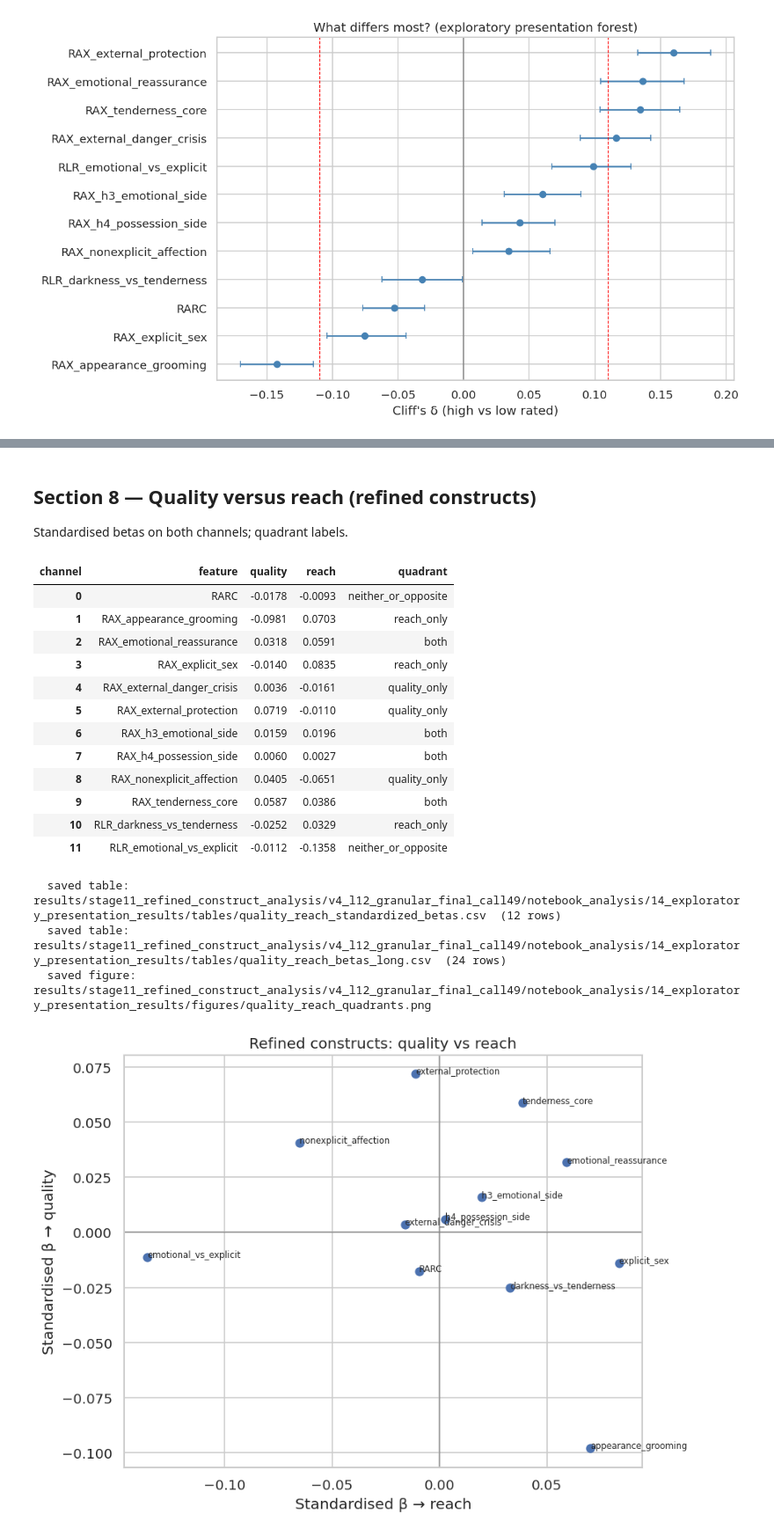
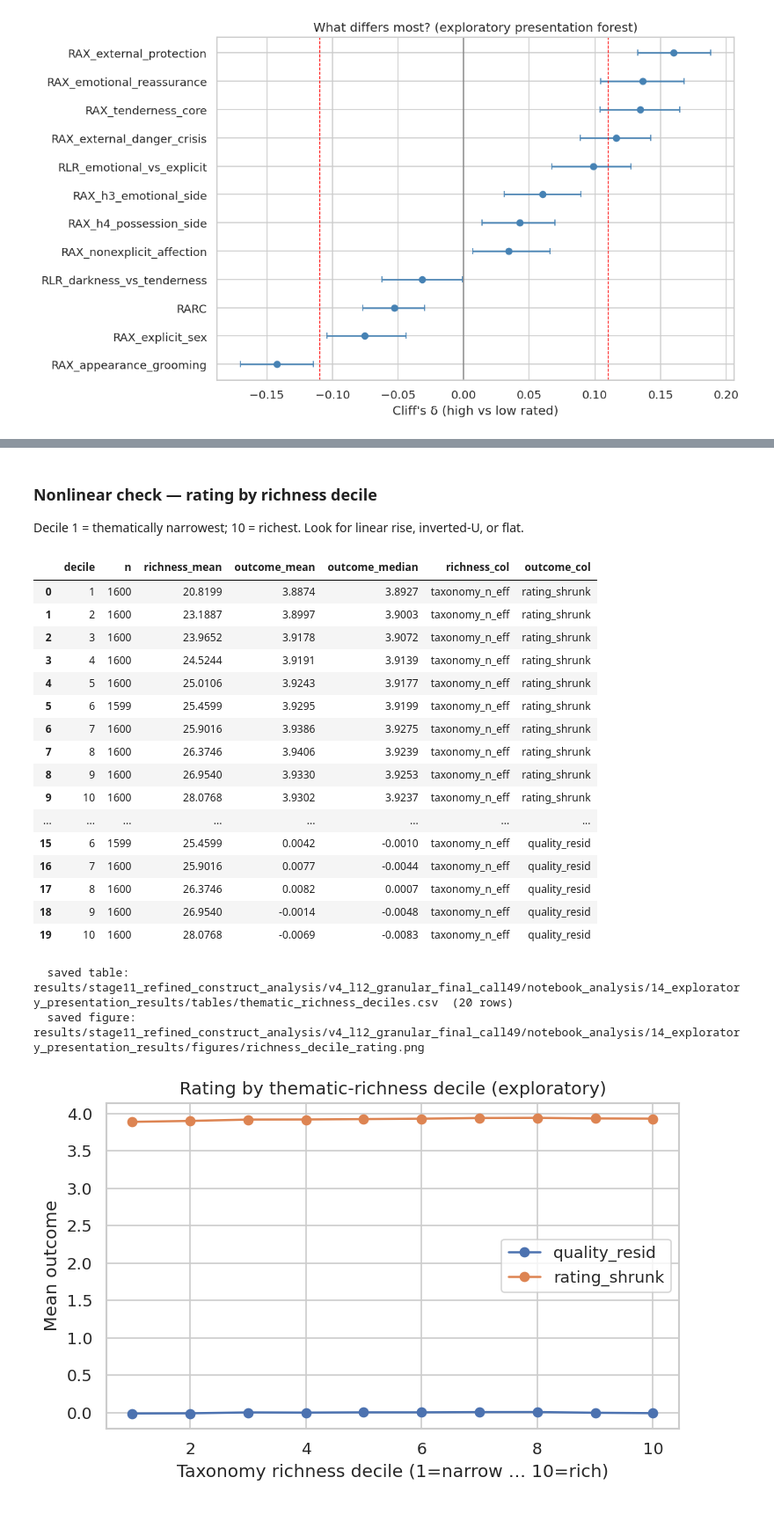
Before and after one commit to BakhturinaPolina/romantic-novels-large-corpus, a Jupyter notebook: notebooks/08_refined_construct_analysis/14_exploratory_presentation_results.ipynb, the cells around one changed output, grey strips where cells are left out. Shown at 88% size. Drawn from its saved outputs; the diff is of its cells as text; code cells hidden in the pictures.

```diff
--- a/notebooks/08_refined_construct_analysis/14_exploratory_presentation_results.ipynb
+++ b/notebooks/08_refined_construct_analysis/14_exploratory_presentation_results.ipynb
@@ -480,48 +466,44 @@ if {"RAX_relational_darkness", "RAX_repair", "rating_shrunk"} <= set(work.column
 # %% [markdown]
-## Section 8 — Quality versus reach (refined constructs)
+### Nonlinear check — rating by richness decile
 
-Standardised betas on both channels; quadrant labels.
+Decile 1 = thematically narrowest; 10 = richest. Look for linear rise, inverted-U, or flat.
 # %%
-qr_feats = [f for f in HEADLINE if f in work.columns and nh.gate_for_feature(coverage, f) != "unmeasurable"]
-betas = pres.standardized_two_channel_betas(work, qr_feats)
-if len(betas):
-    wide = betas.pivot(index="feature", columns="channel", values="beta_std").reset_index()
-    if {"quality", "reach"} <= set(wide.columns):
-        wide["quadrant"] = [
-            pres.classify_quality_reach_quadrant(float(q), float(r))
-            for q, r in zip(wide["quality"], wide["reach"])
-        ]
-    display(wide.round(4))
-    ctx.save_table(wide, "quality_reach_standardized_betas")
-    ctx.save_table(betas, "quality_reach_betas_long")
+decile_tbl = tr.richness_decile_table(work, "taxonomy_n_eff", "rating_shrunk", n_bins=10)
+if "quality_resid" in work.columns:
+    decile_resid = tr.richness_decile_table(work, "taxonomy_n_eff", "quality_resid", n_bins=10)
+    decile_tbl = pd.concat([decile_tbl, decile_resid], ignore_index=True)
+display(decile_tbl.round(4))
+ctx.save_table(decile_tbl, "thematic_richness_deciles")
 
-    fig, ax = plt.subplots(figsize=(7.5, 6))
-    ax.axhline(0, color="gray", lw=0.8)
-    ax.axvline(0, color="gray", lw=0.8)
-    ax.scatter(wide["reach"], wide["quality"], s=40)
-    for _, r in wide.iterrows():
-        ax.annotate(str(r["feature"]).replace("RAX_", "").replace("RLR_", ""), (r["reach"], r["quality"]), fontsize=7)
-    ax.set_xlabel("Standardised β → reach")
-    ax.set_ylabel("Standardised β → quality")
-    ax.set_title("Refined constructs: quality vs reach")
-    ctx.save_figure(fig, "quality_reach_quadrants")
+if len(decile_tbl):
+    fig, ax = plt.subplots(figsize=(7, 4))
+    for outcome, sub in decile_tbl.groupby("outcome_col"):
+        ax.plot(sub["decile"], sub["outcome_mean"], marker="o", label=outcome)
+    ax.set_xlabel("Taxonomy richness decile (1=narrow … 10=rich)")
+    ax.set_ylabel("Mean outcome")
+    ax.set_title("Rating by thematic-richness decile (exploratory)")
+    ax.legend()
+    ctx.save_figure(fig, "richness_decile_rating")
     plt.show()
 # %% [output]
-| channel | feature | quality | reach | quadrant |
-| 0 | RARC | -0.0178 | -0.0093 | neither_or_opposite |
-| 1 | RAX_appearance_grooming | -0.0981 | 0.0703 | reach_only |
-| 2 | RAX_emotional_reassurance | 0.0318 | 0.0591 | both |
-| 3 | RAX_explicit_sex | -0.0140 | 0.0835 | reach_only |
-| 4 | RAX_external_danger_crisis | 0.0036 | -0.0161 | quality_only |
-| 5 | RAX_external_protection | 0.0719 | -0.0110 | quality_only |
-| 6 | RAX_h3_emotional_side | 0.0159 | 0.0196 | both |
-| 7 | RAX_h4_possession_side | 0.0060 | 0.0027 | both |
-| 8 | RAX_nonexplicit_affection | 0.0405 | -0.0651 | quality_only |
-| 9 | RAX_tenderness_core | 0.0587 | 0.0386 | both |
-| 10 | RLR_darkness_vs_tenderness | -0.0252 | 0.0329 | reach_only |
-| 11 | RLR_emotional_vs_explicit | -0.0112 | -0.1358 | neither_or_opposite |
+|  | decile | n | richness_mean | outcome_mean | outcome_median | richness_col | outcome_col |
+| 0 | 1 | 1600 | 20.8199 | 3.8874 | 3.8927 | taxonomy_n_eff | rating_shrunk |
+| 1 | 2 | 1600 | 23.1887 | 3.8997 | 3.9003 | taxonomy_n_eff | rating_shrunk |
+| 2 | 3 | 1600 | 23.9652 | 3.9178 | 3.9072 | taxonomy_n_eff | rating_shrunk |
+| 3 | 4 | 1600 | 24.5244 | 3.9191 | 3.9139 | taxonomy_n_eff | rating_shrunk |
+| 4 | 5 | 1600 | 25.0106 | 3.9243 | 3.9177 | taxonomy_n_eff | rating_shrunk |
+| 5 | 6 | 1599 | 25.4599 | 3.9295 | 3.9199 | taxonomy_n_eff | rating_shrunk |
+| 6 | 7 | 1600 | 25.9016 | 3.9386 | 3.9275 | taxonomy_n_eff | rating_shrunk |
+| 7 | 8 | 1600 | 26.3746 | 3.9406 | 3.9239 | taxonomy_n_eff | rating_shrunk |
+| 8 | 9 | 1600 | 26.9540 | 3.9330 | 3.9253 | taxonomy_n_eff | rating_shrunk |
+| 9 | 10 | 1600 | 28.0768 | 3.9302 | 3.9237 | taxonomy_n_eff | rating_shrunk |
+| ... | ... | ... | ... | ... | ... | ... | ... |
+| 15 | 6 | 1599 | 25.4599 | 0.0042 | -0.0010 | taxonomy_n_eff | quality_resid |
+| 16 | 7 | 1600 | 25.9016 | 0.0077 | -0.0044 | taxonomy_n_eff | quality_resid |
+| 17 | 8 | 1600 | 26.3746 | 0.0082 | 0.0007 | taxonomy_n_eff | quality_resid |
+| 18 | 9 | 1600 | 26.9540 | -0.0014 | -0.0048 | taxonomy_n_eff | quality_resid |
+| 19 | 10 | 1600 | 28.0768 | -0.0069 | -0.0083 | taxonomy_n_eff | quality_resid |
-  saved table: results/stage11_refined_construct_analysis/v4_l12_granular_final_call49/notebook_analysis/14_exploratory_presentation_results/tables/quality_reach_standardized_betas.csv  (12 rows)
-  saved table: results/stage11_refined_construct_analysis/v4_l12_granular_final_call49/notebook_analysis/14_exploratory_presentation_results/tables/quality_reach_betas_long.csv  (24 rows)
-  saved figure: results/stage11_refined_construct_analysis/v4_l12_granular_final_call49/notebook_analysis/14_exploratory_presentation_results/figures/quality_reach_quadrants.png
+  saved table: results/stage11_refined_construct_analysis/v4_l12_granular_final_call49/notebook_analysis/14_exploratory_presentation_results/tables/thematic_richness_deciles.csv  (20 rows)
+  saved figure: results/stage11_refined_construct_analysis/v4_l12_granular_final_call49/notebook_analysis/14_exploratory_presentation_results/figures/richness_decile_rating.png
-[figure, old version]
+[figure, new version]
 # %% [markdown]
```
Also changed, not shown: parts of 41 cells of this notebook, 42 other files.
